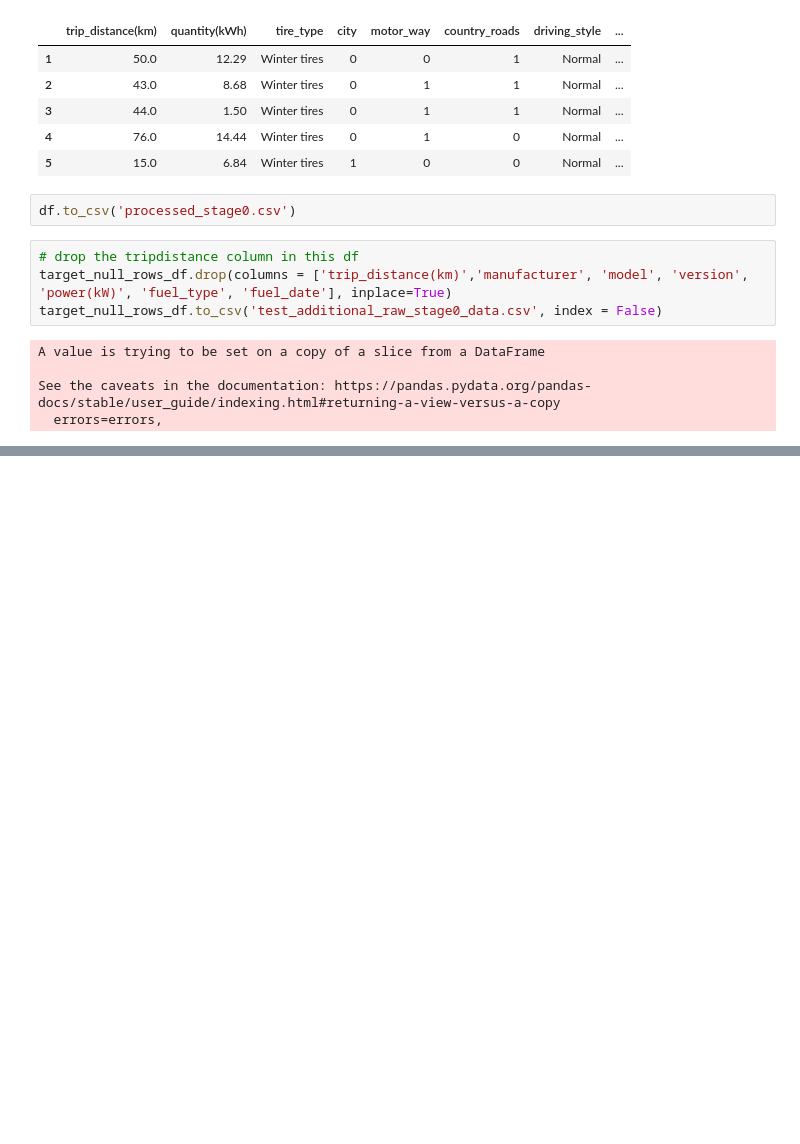
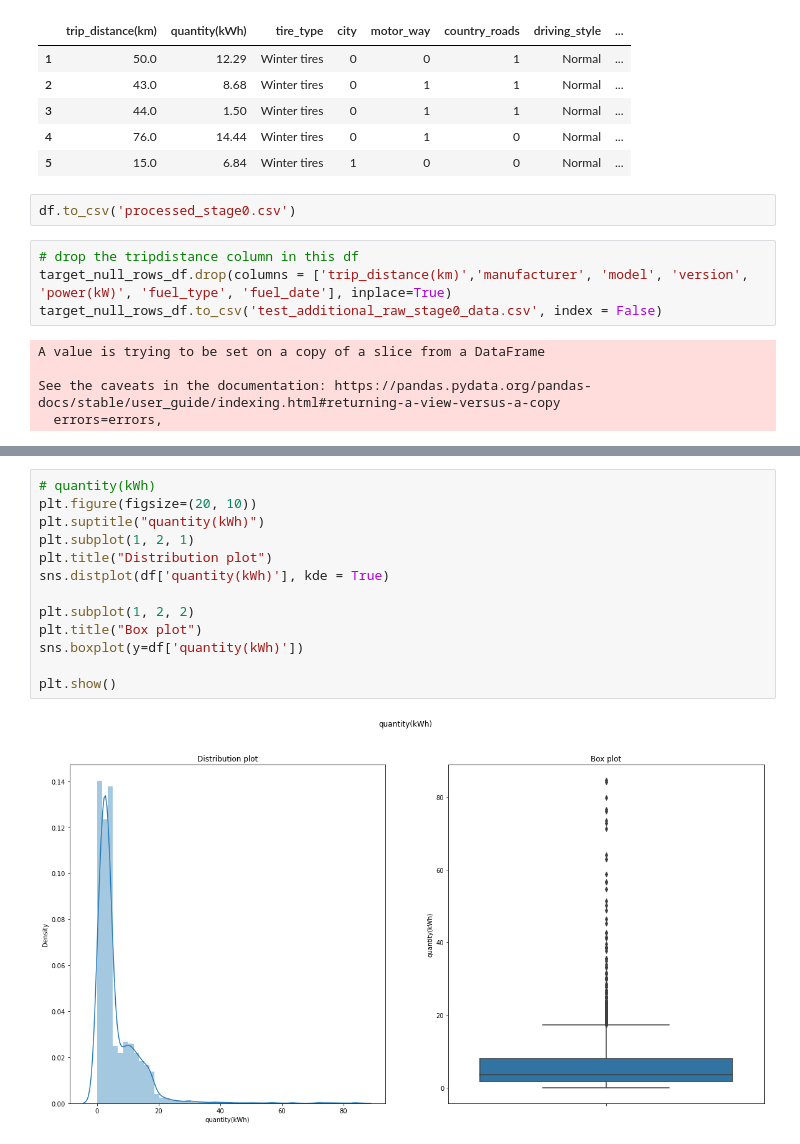
Before and after one commit to elhamng/assignments, a Jupyter notebook: dl/electric_vehicles/Driving_range_prediction/Driving_range_prediction_data_preprocessing.ipynb, the cells around one changed output, grey strips where cells are left out. Saved outputs shown, nothing was run; the diff lists cells and outputs as text; blank space fills up the shorter version.

```diff
--- a/dl/electric_vehicles/Driving_range_prediction/Driving_range_prediction_data_preprocessing.ipynb
+++ b/dl/electric_vehicles/Driving_range_prediction/Driving_range_prediction_data_preprocessing.ipynb
@@ -302,0 +342,15 @@ See the caveats in the documentation: https://pandas.pydata.org/pandas-docs/stab
+# %%
+# quantity(kWh)
+plt.figure(figsize=(20, 10))
+plt.suptitle("quantity(kWh)")
+plt.subplot(1, 2, 1)
+plt.title("Distribution plot")
+sns.distplot(df['quantity(kWh)'], kde = True)
+
+plt.subplot(1, 2, 2)
+plt.title("Box plot")
+sns.boxplot(y=df['quantity(kWh)'])
+
+plt.show()
+# %% [output]
+[figure, added]
```
Also changed, not shown: parts of 42 cells of this notebook, 7 other files.
